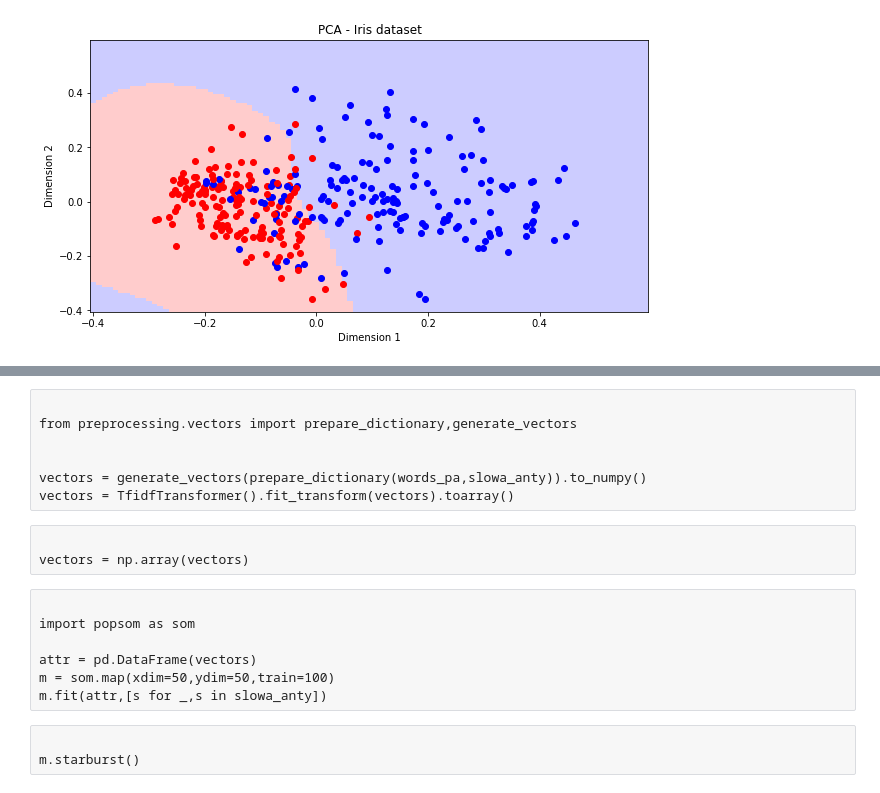
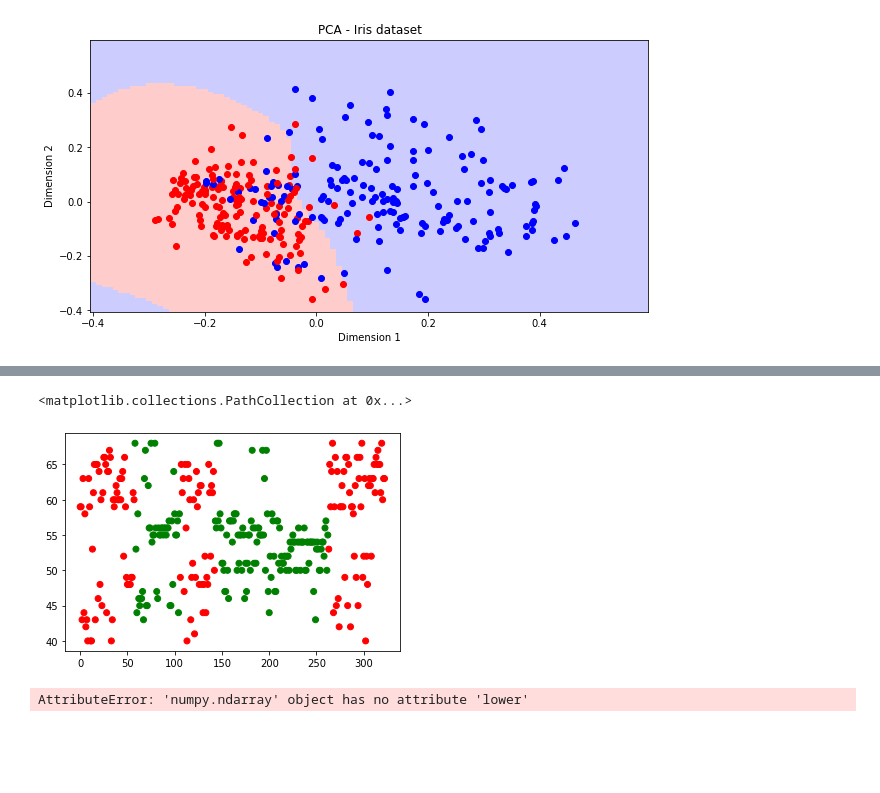
Before and after one commit to qaziok/ModelowanieGlebokichPrzekonan, a Jupyter notebook: DeepBeliefModeling.ipynb, the cells around one changed output, grey strips where cells are left out. Drawn from its saved outputs; the diff is of its cells as text; code cells hidden in the pictures; blank space fills up the shorter version.

Commit message:
vectors

```diff
--- a/DeepBeliefModeling.ipynb
+++ b/DeepBeliefModeling.ipynb
@@ -171,20 +157,18 @@ plt.scatter(range(len(p)),p,c=c)
-# %% [raw]
-
-from preprocessing.vectors import prepare_dictionary,generate_vectors
-
-
-vectors = generate_vectors(prepare_dictionary(words_pa,slowa_anty)).to_numpy()
-vectors = TfidfTransformer().fit_transform(vectors).toarray()
-# %% [raw]
-
-vectors = np.array(vectors)
-# %% [raw]
-
-import popsom as som
-
-attr = pd.DataFrame(vectors)
-m = som.map(xdim=50,ydim=50,train=100)
-m.fit(attr,[s for _,s in slowa_anty])
-# %% [raw]
-
-m.starburst()
+# %%
+
+from sklearn_som.som import SOM
+
+som = SOM(100,1,100,max_iter=5000)
+
+som.fit(article_vectors.toarray(),10000)
+
+p = som.predict(article_vectors.toarray())
+
+
+p,c = zip(*zip(p,["g" if l else "r" for l in df_train["label"]]))
+
+
+plt.scatter(range(len(p)),p,c=c)
+# %% [output]
+<matplotlib.collections.PathCollection at 0x...>
+[figure, added]
@@ -190,0 +208,5 @@ m.starburst()
+# %%
+for i in range(len(matrix)):
+    matrix[i] = tfidf_vectorizer.transform(matrix[i]).toarray()
+# %% [output]
+AttributeError: 'numpy.ndarray' object has no attribute 'lower'
```
Also changed, not shown: parts of 7 cells of this notebook, 3 other files.
